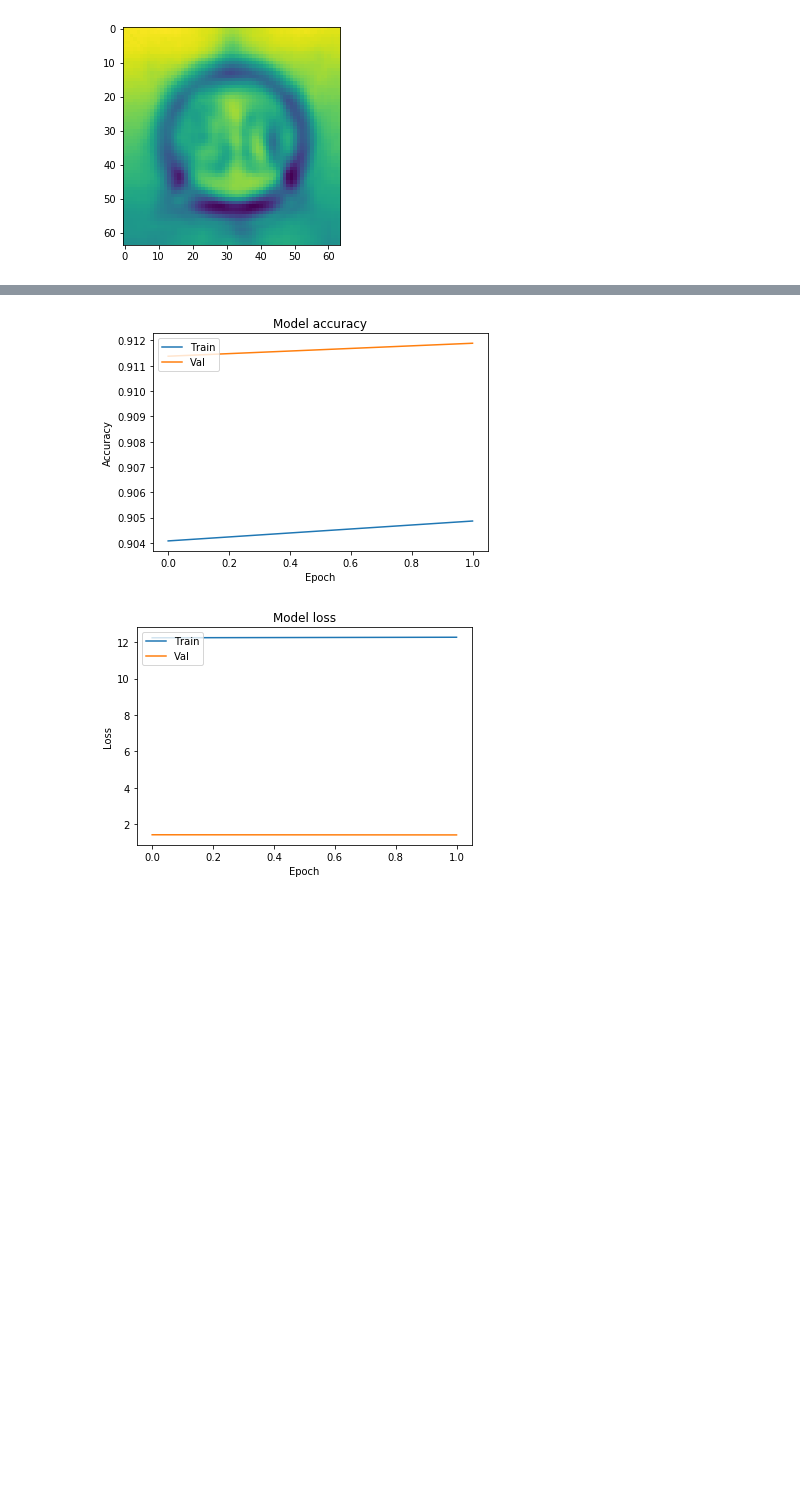
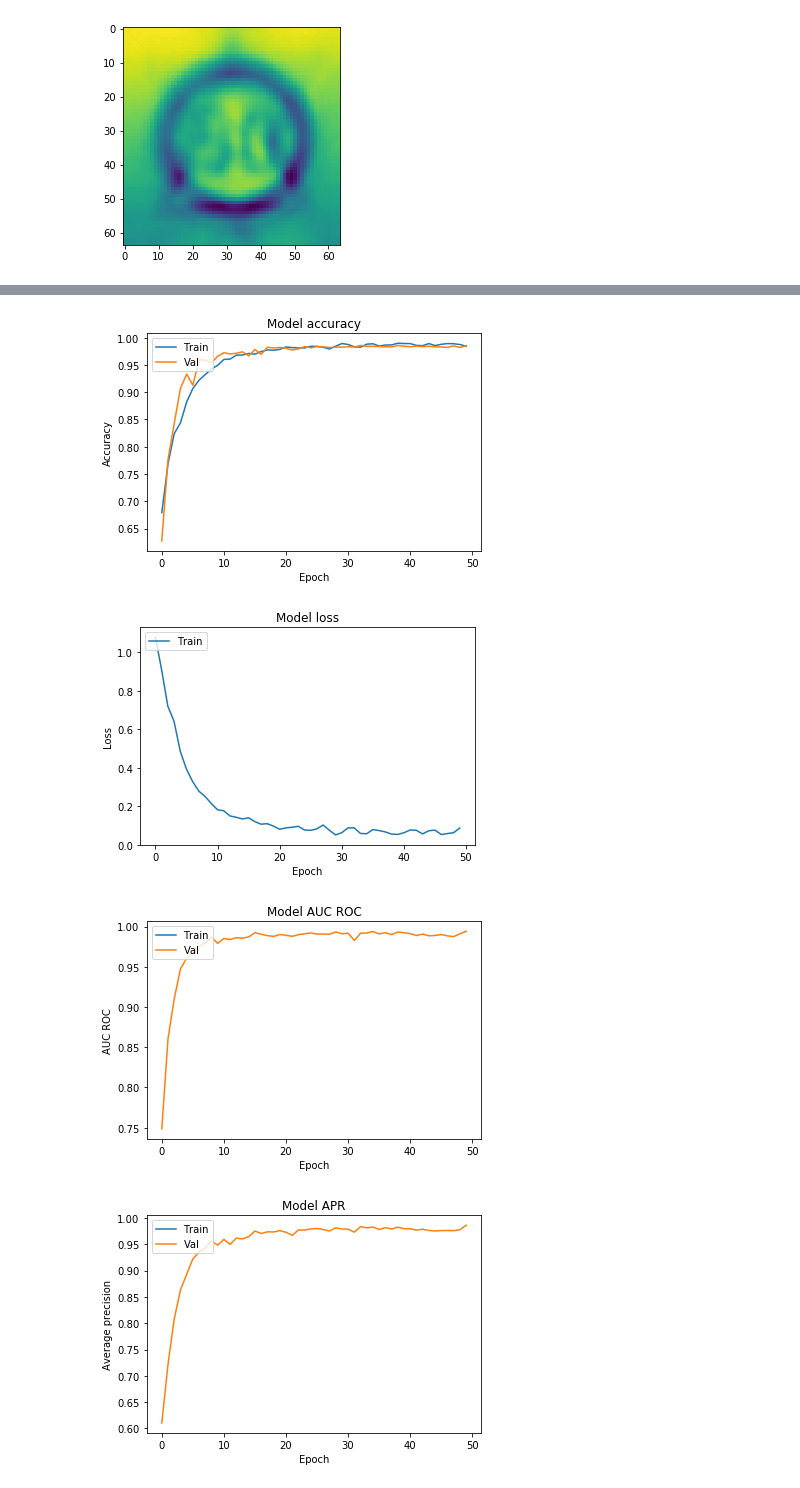
Before and after one commit to shizenglin/ICT2019-Damaging-Traffic-Signs-Detection, a Jupyter notebook: codes/traffic-signs-master/Traffic_Signs_Recognition_Keras.ipynb, the cells around one changed output, grey strips where cells are left out. Cells and saved outputs as stored; diff of their text form; code cells hidden in the pictures; blank space fills up the shorter version.

Commit message:
keras code now calculcates AUC, APR and creates nice graphs

```diff
--- a/codes/traffic-signs-master/Traffic_Signs_Recognition_Keras.ipynb
+++ b/codes/traffic-signs-master/Traffic_Signs_Recognition_Keras.ipynb
@@ -205,6 +199,3 @@ _________________________________________________________________
 model.compile(loss=keras.losses.categorical_crossentropy,
               optimizer=keras.optimizers.Adam(),
               metrics=['accuracy'])
-# %%
-X, y = gen_trn[0]
-X[:,1,1,0]
@@ -219,14 +280,17 @@ array([128.45074 , 180.68013 ,  40.91138 , 150.5195  ,  66.65825 ,
+# %%
+# train the model
+
+my_auc_callback = roc_callback(gen_trn,gen_val,use_trn=False) # if we set use_trn to false, the computation time is much faster
+#my_auc_callback.model = model
+#my_auc_callback.on_epoch_end(epoch=[])
 # %%
-# train the model
-
 history = model.fit_generator(gen_trn, # input data
-    steps_per_epoch=STEP_SIZE_TRAIN,
-    validation_data=gen_val,
-    validation_steps=STEP_SIZE_VAL,
-    epochs=20,
-    verbose=1,
+    steps_per_epoch=len(gen_trn),
+    epochs=50,
+    verbose=2,
     class_weight={0:1, 1:8},
-    use_multiprocessing=False)
+    use_multiprocessing=False,
+    callbacks=[my_auc_callback])
 
 print('Training complete!')
 # %% [output]
@@ -236,23 +314,43 @@ Epoch 3/20
 # %%
 import matplotlib.pyplot as plt
 
 # Plot training & validation accuracy values
 plt.plot(history.history['acc'])
-plt.plot(history.history['val_acc'])
+plt.plot(my_auc_callback.acc_val)
 plt.title('Model accuracy')
 plt.ylabel('Accuracy')
 plt.xlabel('Epoch')
 plt.legend(['Train', 'Val'], loc='upper left')
 plt.show()
 
 # Plot training & validation loss values
 plt.plot(history.history['loss'])
-plt.plot(history.history['val_loss'])
+#plt.plot(history.history['val_loss'])
 plt.title('Model loss')
 plt.ylabel('Loss')
 plt.xlabel('Epoch')
 plt.legend(['Train', 'Val'], loc='upper left')
 plt.show()
+
+# Plot training & validation AUC values
+plt.plot(my_auc_callback.auc_trn)
+plt.plot(my_auc_callback.auc_val)
+plt.title('Model AUC ROC')
+plt.ylabel('AUC ROC')
+plt.xlabel('Epoch')
+plt.legend(['Train', 'Val'], loc='upper left')
+plt.show()
+
+# Plot training & validation APR values
+plt.plot(my_auc_callback.apr_trn)
+plt.plot(my_auc_callback.apr_val)
+plt.title('Model APR')
+plt.ylabel('Average precision')
+plt.xlabel('Epoch')
+plt.legend(['Train', 'Val'], loc='upper left')
+plt.show()
 # %% [output]
-[figure, old version]
+[figure, new version]
-[figure, old version]
+[figure, new version]
+[figure, added]
+[figure, added]
```
Also changed, not shown: parts of 19 cells of this notebook.
